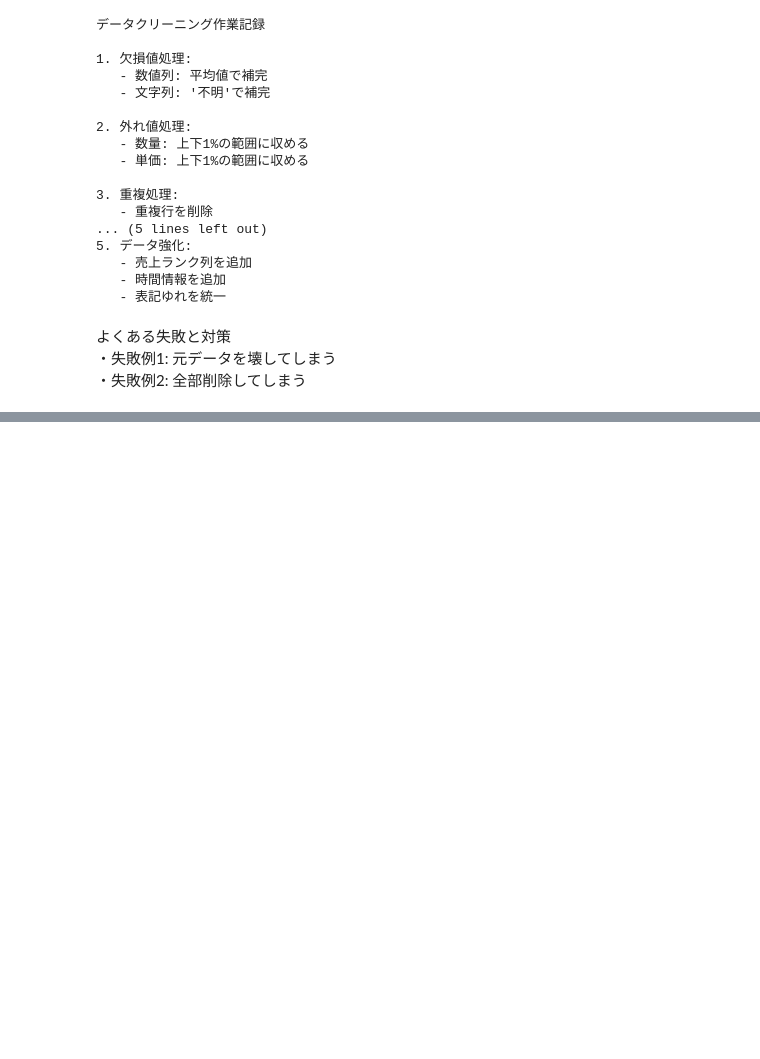
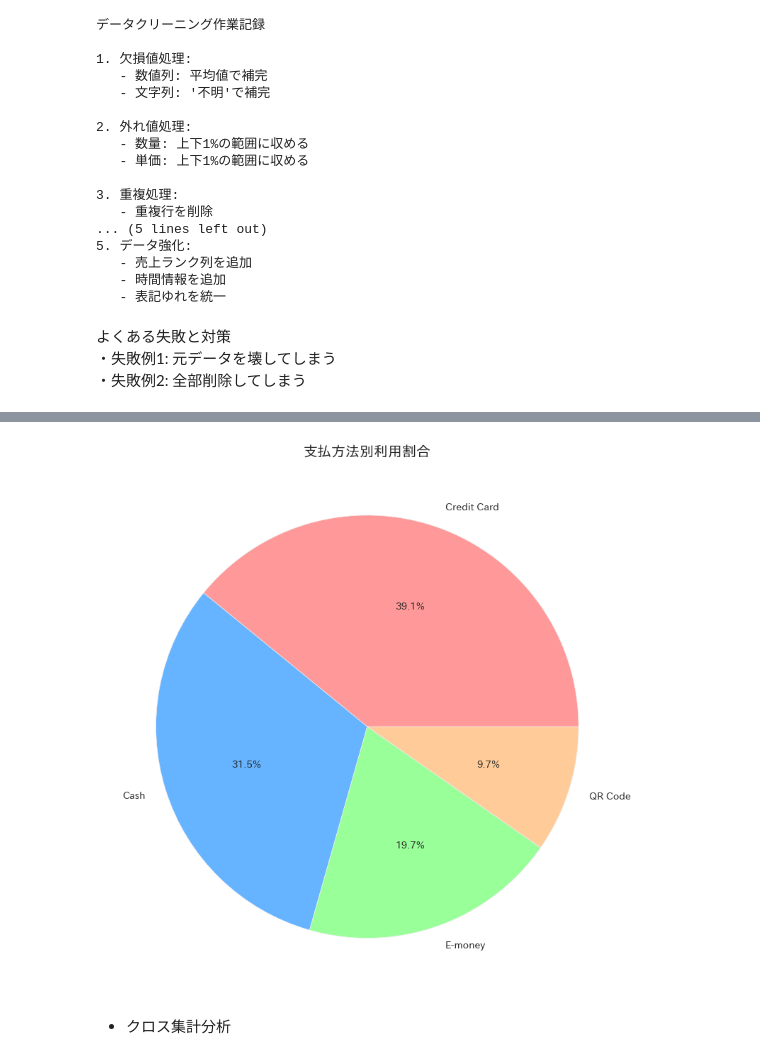
Before and after one commit to xinxinxu2025/code_memo, a Jupyter notebook: Python実践ガイド.ipynb, the cells around one changed output, grey strips where cells are left out. Saved outputs shown, nothing was run; the diff lists cells and outputs as text; code cells hidden in the pictures; blank space fills up the shorter version.

```diff
--- a/Python実践ガイド.ipynb
+++ b/Python実践ガイド.ipynb
@@ -813,0 +1330,15 @@ formatted_date = now.strftime('%Y-%m-%d')
+# %%
+# 支払方法別構成比
+if 'payment_method' in df_analysis.columns:
+    payment_counts = df_analysis['payment_method'].value_counts()
+
+    plt.figure(figsize=(8, 8))
+    plt.pie(payment_counts.values, labels=payment_counts.index, autopct='%1.1f%%',
+            colors=['#ff9999','#66b3ff','#99ff99','#ffcc99'])
+    plt.title('支払方法別利用割合')
+    plt.tight_layout()
+    plt.show()
+# %% [output]
+[figure, added]
+# %% [markdown]
+- クロス集計分析
```
Also changed, not shown: parts of 123 cells of this notebook.
